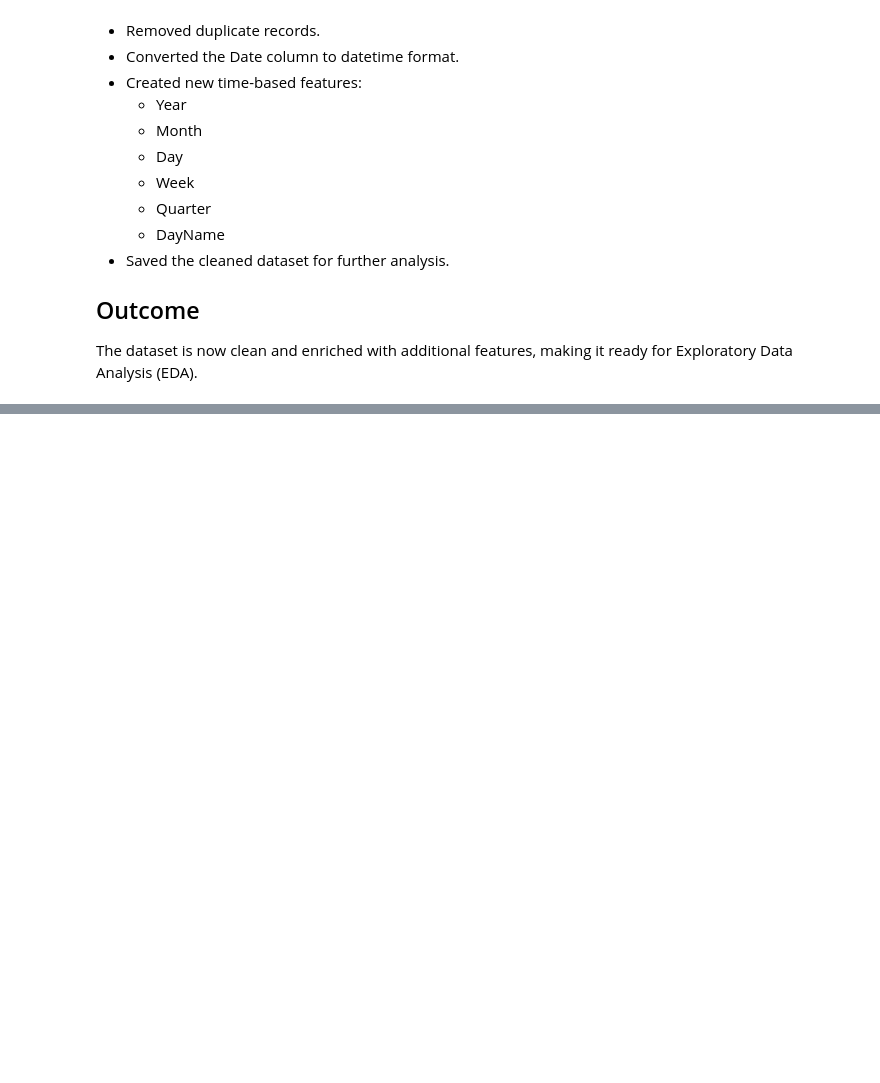
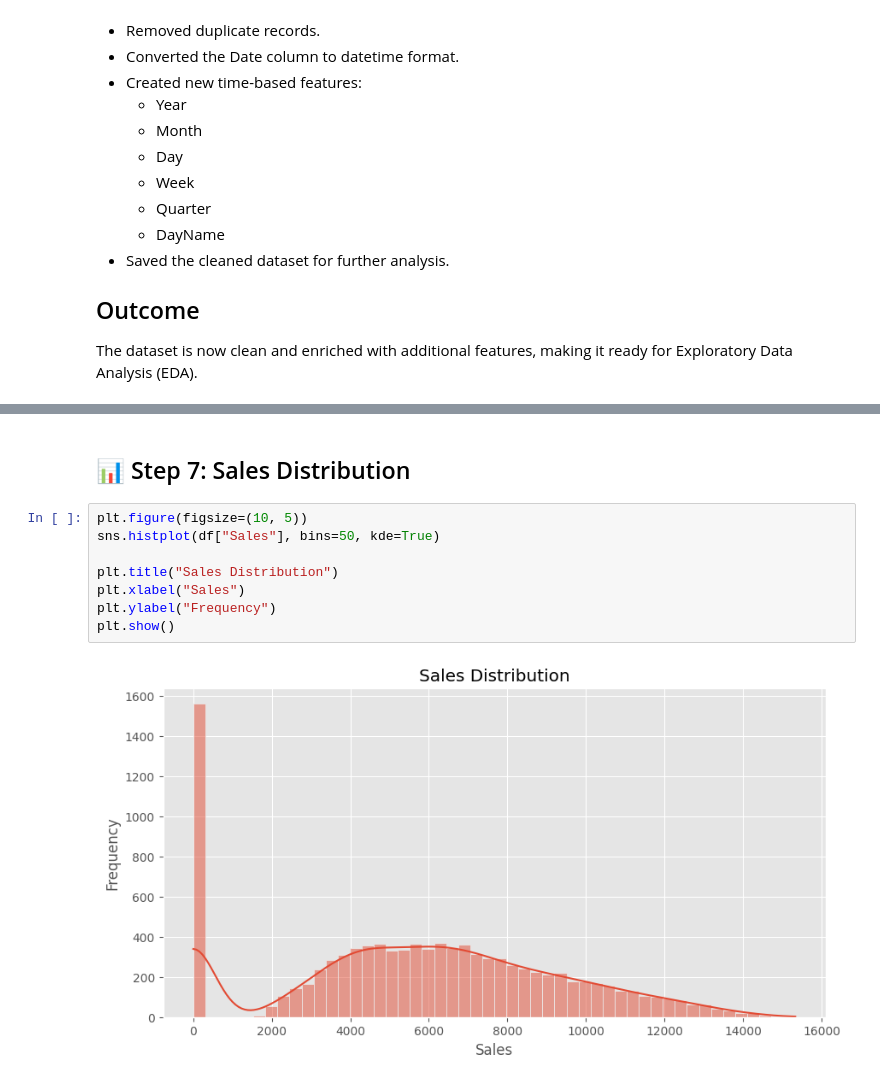
Before and after one commit to ruhile/Sales-Forecasting-Dashboard, a Jupyter notebook: notebooks/Sales_Forecasting.ipynb, the cells around one changed output, grey strips where cells are left out. Saved outputs shown, nothing was run; the diff lists cells and outputs as text; blank space fills up the shorter version.

```diff
--- a/notebooks/Sales_Forecasting.ipynb
+++ b/notebooks/Sales_Forecasting.ipynb
@@ -487,0 +589,12 @@ The dataset is now clean and enriched with additional features, making it ready
+# %% [markdown]
+## 📊 Step 7: Sales Distribution
+# %%
+plt.figure(figsize=(10, 5))
+sns.histplot(df["Sales"], bins=50, kde=True)
+
+plt.title("Sales Distribution")
+plt.xlabel("Sales")
+plt.ylabel("Frequency")
+plt.show()
+# %% [output]
+[figure, added]
```
Also changed, not shown: parts of 27 cells of this notebook.
